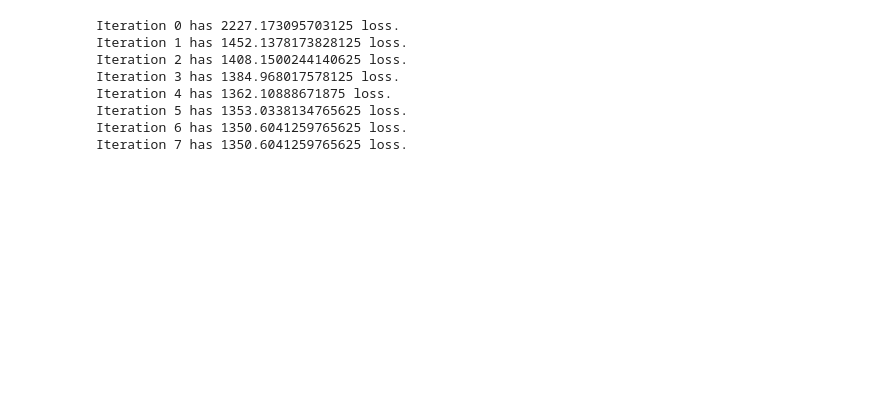
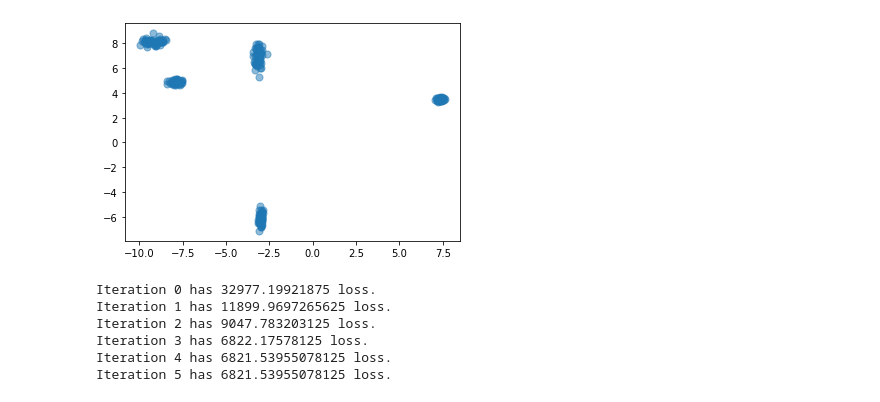
Before and after one commit to ryangillard/artificial_intelligence, a Jupyter notebook: machine_learning/clustering/kmeans/tf_kmeans/tf_kmeans_out_of_core.ipynb, the cells around one changed output. Cells and saved outputs as stored; diff of their text form; code cells hidden in the pictures; blank space fills up the shorter version.

```diff
--- a/machine_learning/clustering/kmeans/tf_kmeans/tf_kmeans_out_of_core.ipynb
+++ b/machine_learning/clustering/kmeans/tf_kmeans/tf_kmeans_out_of_core.ipynb
@@ -242,2 +772,12 @@ class KMeansClustering(object):
+# %%
+plt.scatter(
+    x=dataset_points_arr[:, 0],
+    y=dataset_points_arr[:, 1],
+    s=50,
+    alpha=0.5
+)
+plt.show()
+# %% [output]
+[figure, added]
 # %%
 kmeans = KMeansClustering(
@@ -245,15 +789,15 @@ kmeans = KMeansClustering(
 )
-# %%
-kmeans.kmeans_clustering()
-# %% [output]
-Iteration 0 has 2227.173095703125 loss.
-Iteration 1 has 1452.1378173828125 loss.
-Iteration 2 has 1408.1500244140625 loss.
-Iteration 3 has 1384.968017578125 loss.
-Iteration 4 has 1362.10888671875 loss.
-Iteration 5 has 1353.0338134765625 loss.
-Iteration 6 has 1350.6041259765625 loss.
-Iteration 7 has 1350.6041259765625 loss.
+# %%
+kmeans.kmeans_clustering(
+    dataset=dataset, batch_size=batch_size, print_iteration_info=True
+)
+# %% [output]
+Iteration 0 has 32977.19921875 loss.
+Iteration 1 has 11899.9697265625 loss.
+Iteration 2 has 9047.783203125 loss.
+Iteration 3 has 6822.17578125 loss.
+Iteration 4 has 6821.53955078125 loss.
+Iteration 5 has 6821.53955078125 loss.
 # %%
 kmeans.centroids
 # %% [output]
```
Also changed, not shown: parts of 15 cells of this notebook, 1 other file.
